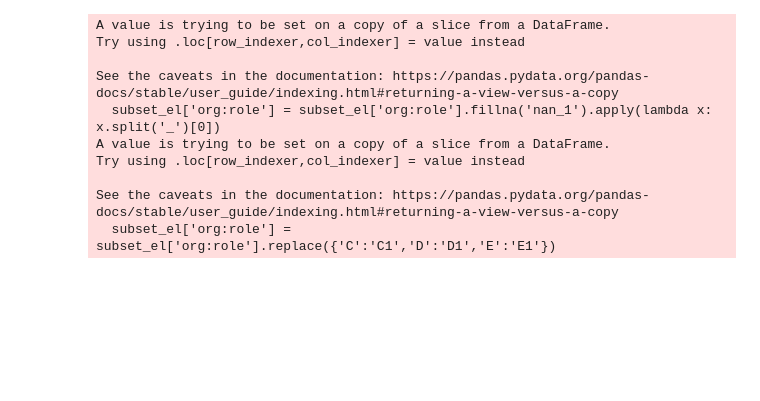
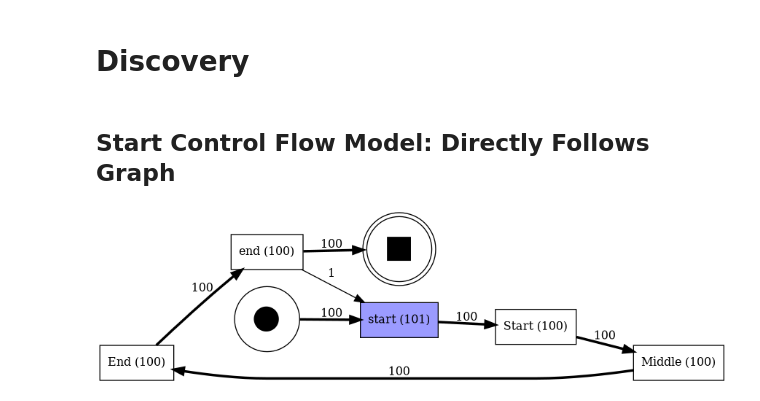
Before and after one commit to paul-cvp/ctmc, a Jupyter notebook: bpic13.ipynb, the cells around one changed output. Cells and saved outputs as stored; diff of their text form; code cells hidden in the pictures; blank space fills up the shorter version.

```diff
--- a/bpic13.ipynb
+++ b/bpic13.ipynb
@@ -19,20 +40,2 @@ import simulation.util as sim_util
 # %%
-event_log = pm4py.read_xes('BPI_Challenge_2013_incidents.xes.gz')
-event_log = event_log.sort_values(['case:concept:name','time:timestamp'])
-number_of_traces = event_log['case:concept:name'].nunique()
-subset_el = event_log[['case:concept:name','concept:name','time:timestamp','org:resource','org:role']]
-subset_el['org:role'] = subset_el['org:role'].fillna('nan_1').apply(lambda x: x.split('_')[0])
-subset_el['org:role'] = subset_el['org:role'].replace({'C':'C1','D':'D1','E':'E1'})
-
 final_states = ['Completed']
-# %% [output]
-A value is trying to be set on a copy of a slice from a DataFrame.
-Try using .loc[row_indexer,col_indexer] = value instead
-
-See the caveats in the documentation: https://pandas.pydata.org/pandas-docs/stable/user_guide/indexing.html#returning-a-view-versus-a-copy
-  subset_el['org:role'] = subset_el['org:role'].fillna('nan_1').apply(lambda x: x.split('_')[0])
-A value is trying to be set on a copy of a slice from a DataFrame.
-Try using .loc[row_indexer,col_indexer] = value instead
-
-See the caveats in the documentation: https://pandas.pydata.org/pandas-docs/stable/user_guide/indexing.html#returning-a-view-versus-a-copy
-  subset_el['org:role'] = subset_el['org:role'].replace({'C':'C1','D':'D1','E':'E1'})
@@ -39,7 +45,15 @@ See the caveats in the documentation: https://pandas.pydata.org/pandas-docs/stab
+# %% [markdown]
+# Discovery
+# %% [markdown]
+## Start Control Flow Model: Directly Follows Graph
 # %%
 subset_el = pm4py.convert_to_event_log(subset_el)
 subset_el = log_parser.add_start_end(subset_el)
 dfg, start_activities, end_activities = pm4py.discover_dfg(subset_el)
 dfg["end", "start"] = 1
+# %%
+pm4py.view_dfg(dfg, start_activities, end_activities)
+# %% [output]
+[figure, added]
 # %%
 subset_el = pm4py.convert_to_dataframe(subset_el)
```
Also changed, not shown: parts of 46 cells of this notebook, 10 other files.
